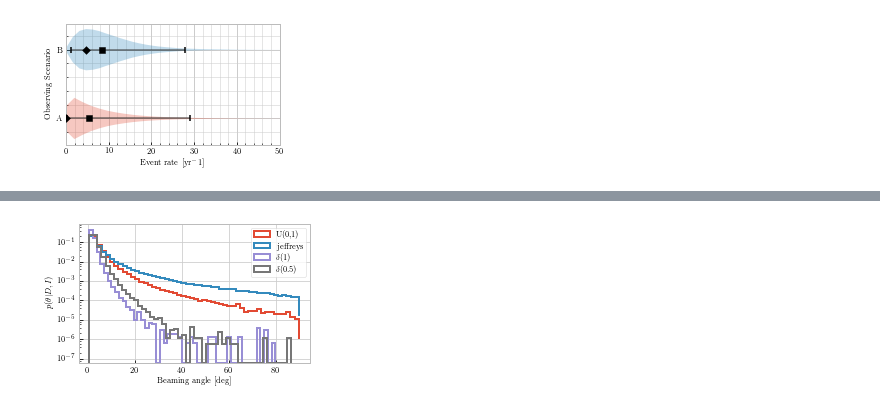
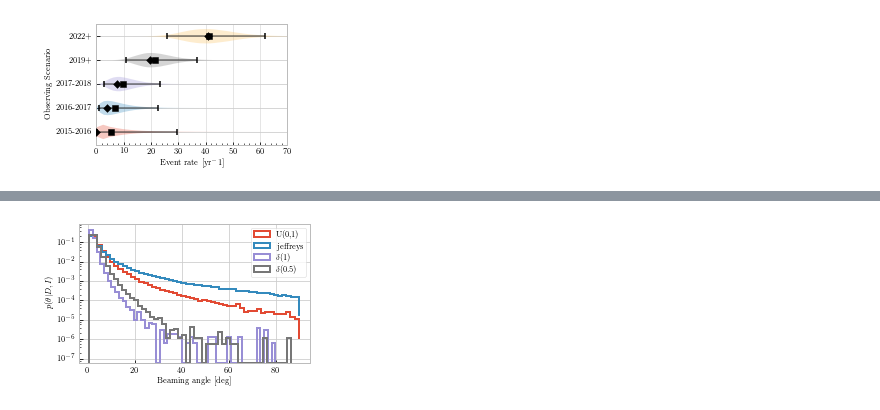
Before and after one commit to transientlunatic/grbeams, a Jupyter notebook: notebooks/GRB Beaming Angle estimation using PyMC3.ipynb, the cells around one changed output, grey strips where cells are left out. Saved outputs shown, nothing was run; the diff lists cells and outputs as text; code cells hidden in the pictures.

Commit message:
Updated the notebook to produce the new injection plots.

```diff
--- a/notebooks/GRB Beaming Angle estimation using PyMC3.ipynb
+++ b/notebooks/GRB Beaming Angle estimation using PyMC3.ipynb
@@ -119,6 +165,24 @@ for model in o2_models:
     with model:
         step = pm.Metropolis()
         o2_traces.append(pm.sample(samples, step))
+
+o3_traces = []
+for model in o3_models:
+    with model:
+        step = pm.Metropolis()
+        o3_traces.append(pm.sample(samples, step))
+
+o4_traces = []
+for model in o4_models:
+    with model:
+        step = pm.Metropolis()
+        o4_traces.append(pm.sample(samples, step))
+
+o5_traces = []
+for model in o5_models:
+    with model:
+        step = pm.Metropolis()
+        o5_traces.append(pm.sample(samples, step))
 # %%
 priors = ["U(0,1)", "jeffreys", "$\delta(1)$", "$\delta(0.5)$"]
 f, ax = plt.subplots(4,len(priors), figsize = (6, 8))
@@ -254,69 +318,47 @@ height = width / 1.618
 
 f, ax = plt.subplots(1,1, sharex=True, figsize = (width, height))
 priors = ["U(0,1)", "Jeffreys", "$\delta(1)$", "$\delta(0.5)$"]
-print "|Lower\t|MAP\t|Median\t|Upper\t|"
+print "|Scenario|Lower\t|MAP\t|Median\t|Upper\t|"
 
-pos = [.5, 1, 1.5, 2]
+pos = [.5, 1, 1.5, 2, 2.5]
 
 i = 0
 
-o1_trace = o1_traces[i]
-o2_trace = o2_traces[i]
 
-#i = i/2.0
-data = o1_trace[2000:]['signal_rate']
+for i, trace in enumerate([o1_traces, o2_traces, o3_traces, o4_traces, o5_traces]):
+    #i = i/2.0
+    data = trace[0][2000:]['signal_rate']
 
-parts = ax.violinplot(data, [pos[i]], points=50, widths=0.3, vert= False,
-                 #showmeans = True, showmedians=True,
-                  showmeans=False, showextrema=False, showmedians=False)
+    parts = ax.violinplot(data, [pos[i]], points=50, widths=0.3, vert= False,
+                     #showmeans = True, showmedians=True,
+                      showmeans=False, showextrema=False, showmedians=False)
 
-lower, medians, upper = np.percentile(data, [2.5, 50, 97.50])
-hist = np.histogram(data, bins = 50)
-MAP = hist[1][np.argmax(hist[0])]
+    lower, medians, upper = np.percentile(data, [2.5, 50, 97.50])
+    hist = np.histogram(data, bins = 50)
+    MAP = hist[1][np.argmax(hist[0])]
 
 
 
-ax.hlines(pos[i], lower, upper, color='#333333', linestyle='-', lw=2, alpha = 0.5)
+    ax.hlines(pos[i], lower, upper, color='#333333', linestyle='-', lw=2, alpha = 0.5)
 
-ax.scatter( [lower, upper], [pos[i]]*2, marker='|', color='k', s=30, zorder=3)
-ax.scatter( [MAP], pos[i], marker='D', color='k', s=30, zorder=3)
-ax.scatter( [medians], pos[i], marker='s', color='k', s=30, zorder=3)
-#ax2.vlines(inds, whiskersMin, whiskersMax, color='k', linestyle='-', lw=1)
+    ax.scatter( [lower, upper], [pos[i]]*2, marker='|', color='k', s=30, zorder=3)
+    ax.scatter( [MAP], pos[i], marker='D', color='k', s=30, zorder=3)
+    ax.scatter( [medians], pos[i], marker='s', color='k', s=30, zorder=3)
+    #ax2.vlines(inds, whiskersMin, whiskersMax, color='k', linestyle='-', lw=1)
 
-print "| {:.2f}\t | {:.2f}\t | {:.2f}\t | {:.2f}\t |".format(lower, MAP, medians, upper)
-
-data = o2_trace[2000:]['signal_rate']
-
-parts = ax.violinplot(data, [pos[1]], points=50, widths=0.3, vert= False,
-                 #showmeans = True, showmedians=True,
-                  showmeans=False, showextrema=False, showmedians=False)
-
-lower, medians, upper = np.percentile(data, [2.5, 50, 97.50])
-hist = np.histogram(data, bins = 50)
-MAP = hist[1][np.argmax(hist[0])]
-
-
-
-ax.hlines(pos[1], lower, upper, color='#333333', linestyle='-', lw=2, alpha = 0.5)
-
-ax.scatter( [lower, upper], [pos[1]]*2, marker='|', color='k', s=30, zorder=3)
-ax.scatter( [MAP], pos[1], marker='D', color='k', s=30, zorder=3)
-ax.scatter( [medians], pos[1], marker='s', color='k', s=30, zorder=3)
-#ax2.vlines(inds, whiskersMin, whiskersMax, color='k', linestyle='-', lw=1)
-
-print "| {:.2f}\t | {:.2f}\t | {:.2f}\t | {:.2f}\t |".format(lower, MAP, medians, upper)
+    print "| {} | {:.2f}\t | {:.2f}\t | {:.2f}\t | {:.2f}\t |".format(i, lower, MAP, medians, upper)
 
 
 axis = ax
-axis.set_yticks(pos[0:2])
-axis.set_yticklabels(["A", "B"])
-axis.set_xlim([0, 50])
+axis.set_yticks(pos)
+axis.set_yticklabels(["2015-2016", "2016-2017", "2017-2018", "2019+", "2022+"])
+axis.set_xlim([0, 70])
 ax.get_xaxis().set_minor_locator(matplotlib.ticker.AutoMinorLocator())
-ax.get_yaxis().set_minor_locator(matplotlib.ticker.AutoMinorLocator())
-ax.grid(b=True, which='major', linewidth=1.0)
-ax.grid(b=True, which='minor', linewidth=0.5)
+#ax.get_yaxis().set_minor_locator(matplotlib.ticker.AutoMinorLocator())
+ax.grid(b=True, axis="x", which='major', linewidth=0.5)
+#ax.grid(b=True, which='minor', linewidth=0.5)
 ax.set_xlabel(r"Event rate [yr$^-1$]")
 ax.set_ylabel(r"Observing Scenario")
-f.subplots_adjust(0.12, 0.17, .97, .95, wspace=0.05)
+f.subplots_adjust(0.21, 0.17, .97, .95, wspace=0.05)
 f.savefig("rate_posteriors_violin.pdf")
 # %% [output]
@@ -326,4 +371,4 @@ f.savefig("rate_posteriors_violin.pdf")
-[figure, old version]
+[figure, new version]
 # %%
 width = 3.487 #* 2
 height = width / 1.618
```
Also changed, not shown: parts of 31 cells of this notebook.
